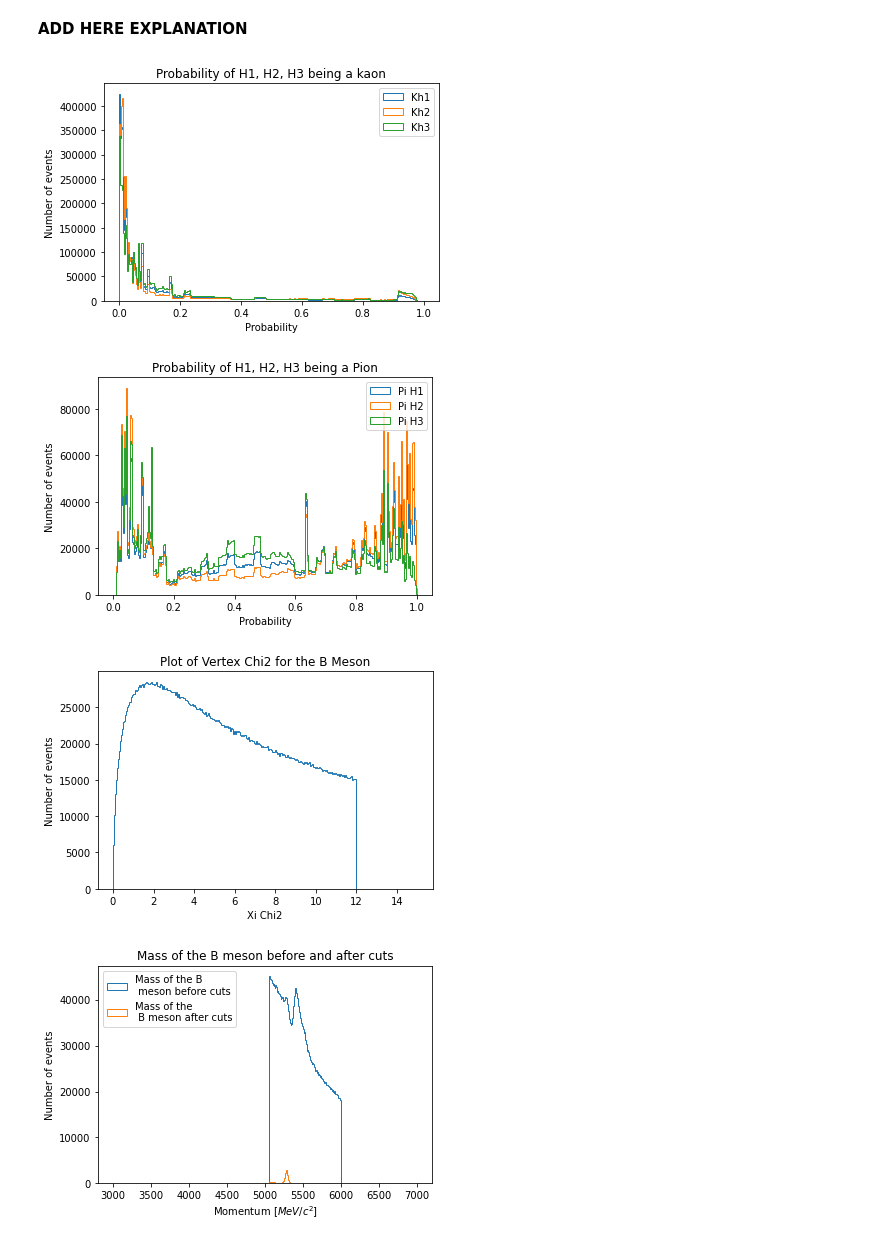
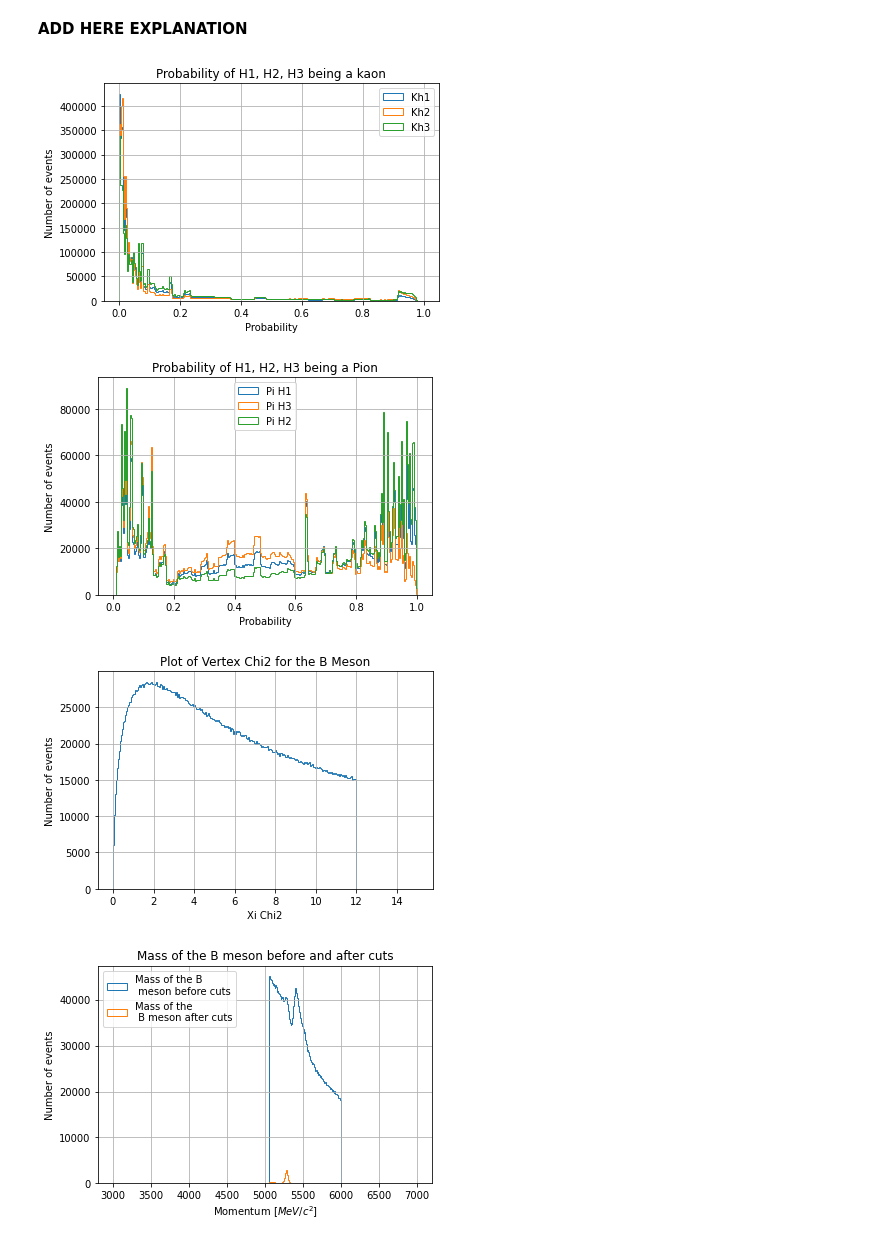
Before and after one commit to tsiligardi/PRA3024-Analysis-of-big-data-in-physics, a Jupyter notebook: LHCb_no_root.ipynb, the cells around one changed output. Saved outputs shown, nothing was run; the diff lists cells and outputs as text; code cells hidden in the pictures.

```diff
--- a/LHCb_no_root.ipynb
+++ b/LHCb_no_root.ipynb
@@ -90,19 +99,21 @@ plt.title("Probability of H1, H2, H3 being a kaon");
 plt.xlabel('Probability');
 plt.ylabel('Number of events');
 plt.legend(loc='upper right');
+plt.grid();
 # %% [output]
-[figure, old version]
+[figure, new version]
 # %%
 #Make plots of H1/H2/H3 _ProbPi on one plot
 plt.hist(H1.ProbPi,300,(0,1),histtype='step',label='Pi H1');
+plt.hist(H3.ProbPi,300,(0,1),histtype='step',label='Pi H3');
 plt.hist(H2.ProbPi,300,(0,1),histtype='step',label='Pi H2');
-plt.hist(H3.ProbPi,300,(0,1),histtype='step',label='Pi H3');
-plt.legend(loc='upper right');
+plt.legend(loc='upper center');
 plt.title("Probability of H1, H2, H3 being a Pion");
 plt.xlabel('Probability');
 plt.ylabel('Number of events');
+plt.grid();
 # %% [output]
-[figure, old version]
+[figure, new version]
 # %%
 #make a plot of the B_VertexChi2
 plt.hist(tree["B_VertexChi2"],300,(0,15),histtype='step',label='B vertex ki');
@@ -110,8 +121,9 @@ plt.hist(tree["B_VertexChi2"],300,(0,15),histtype='step',label='B vertex ki');
 plt.xlabel('Xi Chi2');
 plt.ylabel('Number of events');
 plt.title("Plot of Vertex Chi2 for the B Meson");
+plt.grid();
 # %% [output]
-[figure, old version]
+[figure, new version]
 # %%
 #Making the selction
 selection="(H1_ProbK>0.4) & (H2_ProbK>0.4) & (H3_ProbK>0.4) & (H1_ProbPi<0.3) & (H1_isMuon==0) & (H2_isMuon==0) &(H3_isMuon==0)& (H2_ProbPi<0.3) & (H3_ProbPi<0.3)"
@@ -121,8 +133,8 @@ H1_cut=Daughter(cutTree,'H1')
 H2_cut=Daughter(cutTree,'H2')
 H3_cut=Daughter(cutTree,'H3')
 
-mother_ptot_cut=sqrt(square(H1_cut.PX+H2_cut.PX+H3_cut.PX)+square(H1_cut.PY+H2_cut.PY+H3_cut.PY)+square(H1_cut.PZ+H2_cut.PZ+H3_cut.PZ))
-mass_mother_cut=sqrt(square(H1_cut.getTotalEnergy(massK)+H2_cut.getTotalEnergy(massK)+H3_cut.getTotalEnergy(massK))-square(mother_ptot_cut))
+
+mass_mother_cut=massMother(H1_cut,H2_cut,H3_cut,massK)
 
 plt.hist(mass_mother,300,(4000,6000),histtype='step',label="Mass of the B \n meson before cuts");
 plt.hist(mass_mother_cut,300,(3000,7000),histtype='step',label="Mass of the \n B meson after cuts");
@@ -130,8 +142,9 @@ plt.legend(loc='upper left');
 plt.title("Mass of the B meson before and after cuts");
 plt.xlabel('Momentum [$MeV/c^2$]');
 plt.ylabel('Number of events');
+plt.grid();
 # %% [output]
-[figure, old version]
+[figure, new version]
 # %%
 #mother cut alone
 
```
Also changed, not shown: parts of 7 cells of this notebook.
